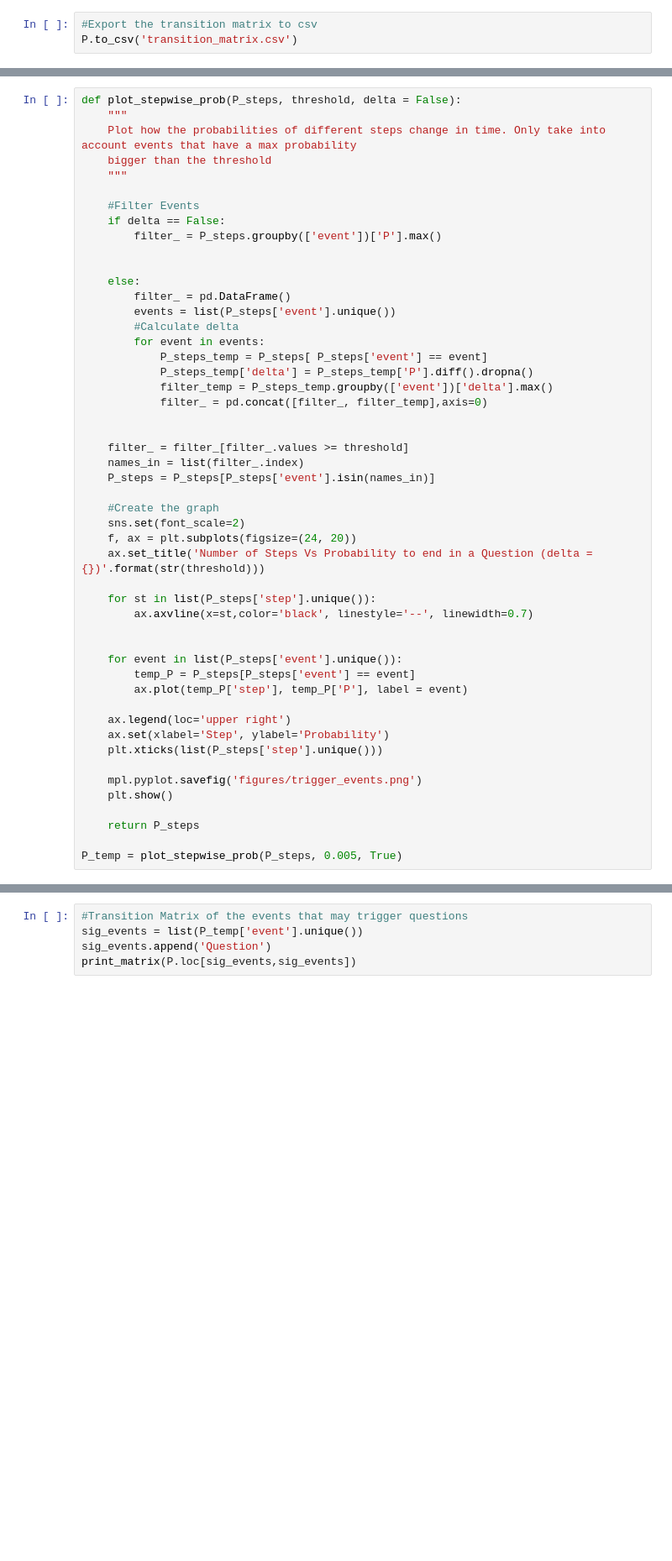
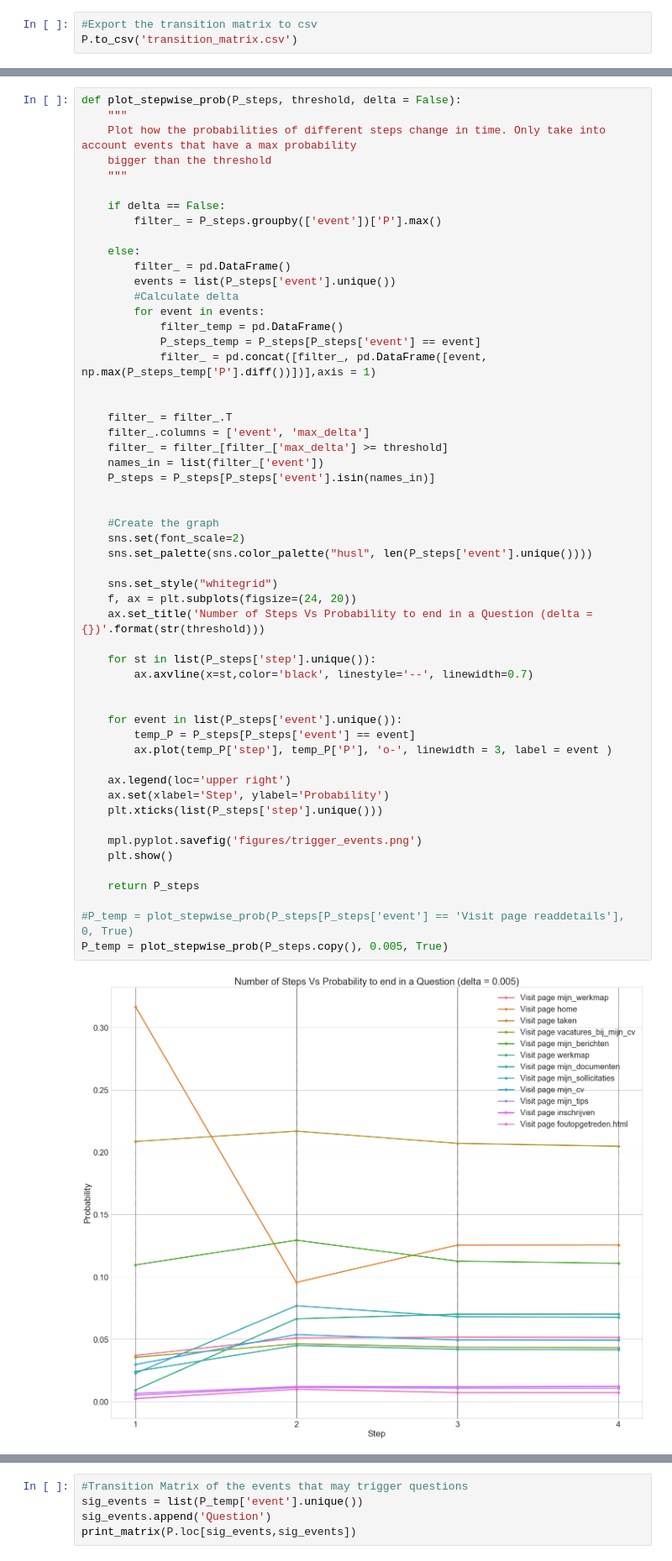
Before and after one commit to TCACastelijns/UVW, a Jupyter notebook: Markov_Model.ipynb, the cells around one changed output, grey strips where cells are left out. Shown: that part at 84% size. Saved outputs shown, nothing was run; the diff lists cells and outputs as text; blank space fills up the shorter version.

```diff
--- a/Markov_Model.ipynb
+++ b/Markov_Model.ipynb
@@ -103,46 +172,52 @@ def plot_stepwise_prob(P_steps, threshold, delta = False):
     bigger than the threshold
     """
 
-    #Filter Events
     if delta == False:
         filter_ = P_steps.groupby(['event'])['P'].max()
-
 
     else:
         filter_ = pd.DataFrame()
         events = list(P_steps['event'].unique())
         #Calculate delta
         for event in events:
-            P_steps_temp = P_steps[ P_steps['event'] == event]
-            P_steps_temp['delta'] = P_steps_temp['P'].diff().dropna()
-            filter_temp = P_steps_temp.groupby(['event'])['delta'].max()
-            filter_ = pd.concat([filter_, filter_temp],axis=0)
+            filter_temp = pd.DataFrame()
+            P_steps_temp = P_steps[P_steps['event'] == event]
+            filter_ = pd.concat([filter_, pd.DataFrame([event, np.max(P_steps_temp['P'].diff())])],axis = 1)
 
 
-    filter_ = filter_[filter_.values >= threshold]
-    names_in = list(filter_.index)
+    filter_ = filter_.T
+    filter_.columns = ['event', 'max_delta']
+    filter_ = filter_[filter_['max_delta'] >= threshold]
+    names_in = list(filter_['event'])
     P_steps = P_steps[P_steps['event'].isin(names_in)]
+
 
     #Create the graph
     sns.set(font_scale=2)
+    sns.set_palette(sns.color_palette("husl", len(P_steps['event'].unique())))
+
+    sns.set_style("whitegrid")
     f, ax = plt.subplots(figsize=(24, 20))
     ax.set_title('Number of Steps Vs Probability to end in a Question (delta = {})'.format(str(threshold)))
 
     for st in list(P_steps['step'].unique()):
         ax.axvline(x=st,color='black', linestyle='--', linewidth=0.7)
 
 
     for event in list(P_steps['event'].unique()):
         temp_P = P_steps[P_steps['event'] == event]
-        ax.plot(temp_P['step'], temp_P['P'], label = event)
+        ax.plot(temp_P['step'], temp_P['P'], 'o-', linewidth = 3, label = event )
 
     ax.legend(loc='upper right')
     ax.set(xlabel='Step', ylabel='Probability')
     plt.xticks(list(P_steps['step'].unique()))
 
     mpl.pyplot.savefig('figures/trigger_events.png')
     plt.show()
 
     return P_steps
 
-P_temp = plot_stepwise_prob(P_steps, 0.005, True)
+#P_temp = plot_stepwise_prob(P_steps[P_steps['event'] == 'Visit page readdetails'], 0, True)
+P_temp = plot_stepwise_prob(P_steps.copy(), 0.005, True)
+# %% [output]
+[figure, added]
```
Also changed, not shown: parts of 9 cells of this notebook.
